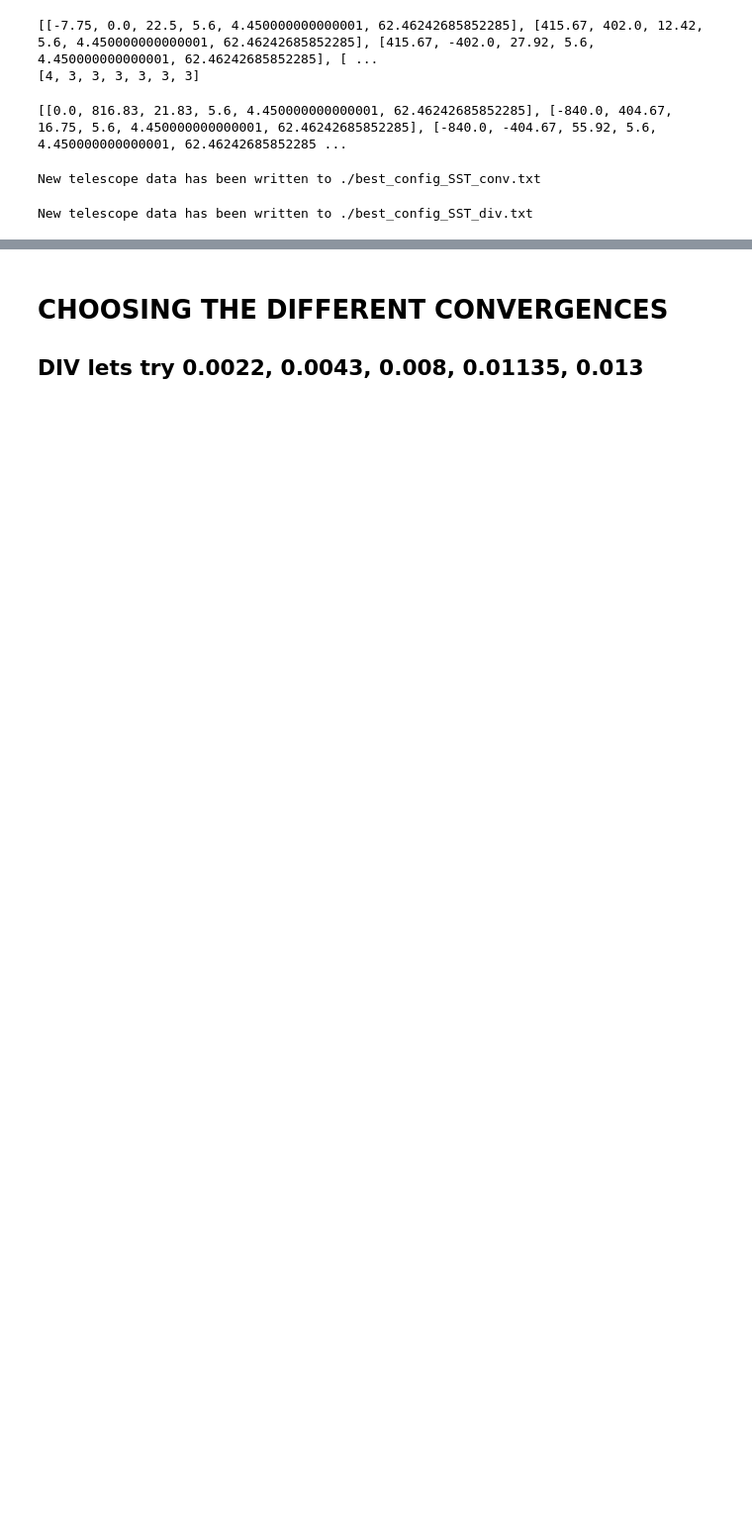
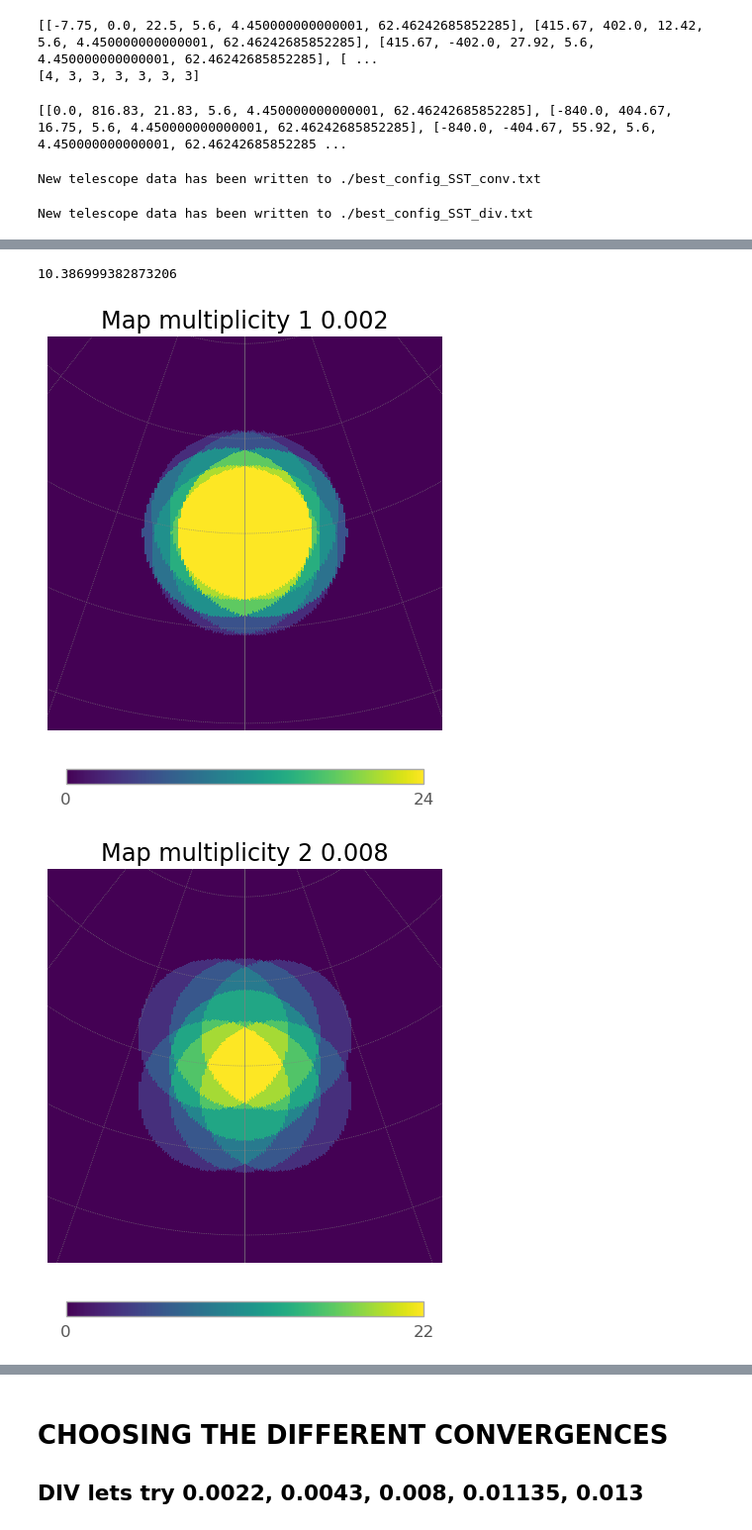
Before and after one commit to SamantaMorales/divtel, a Jupyter notebook: SST/BEST_SST_choosing_divergence_values.ipynb, the cells around one changed output, grey strips where cells are left out. Shown at 99% size. Saved outputs shown, nothing was run; the diff lists cells and outputs as text; code cells hidden in the pictures; blank space fills up the shorter version.

```diff
--- a/SST/BEST_SST_choosing_divergence_values.ipynb
+++ b/SST/BEST_SST_choosing_divergence_values.ipynb
@@ -431,0 +497,4 @@ Table length=46
+# %%
+array_conv.divergent_pointing_2_div(complete_array=complete_array,tel_group_2=array_div, div1=0.002, div2=0.008, az=0, alt=70)
+array_conv.multiplicity_plot_2_div(array_div, subarray_mult_1=number_of_telescopes_config_SST_conv, subarray_mult_2=number_of_telescopes_config_SST_div)
+# %% [output]
@@ -431,0 +518,3 @@ Table length=46
+10.386999382873206
+[figure, added]
+[figure, added]
```
Also changed, not shown: parts of 55 cells of this notebook, 5 other files.
